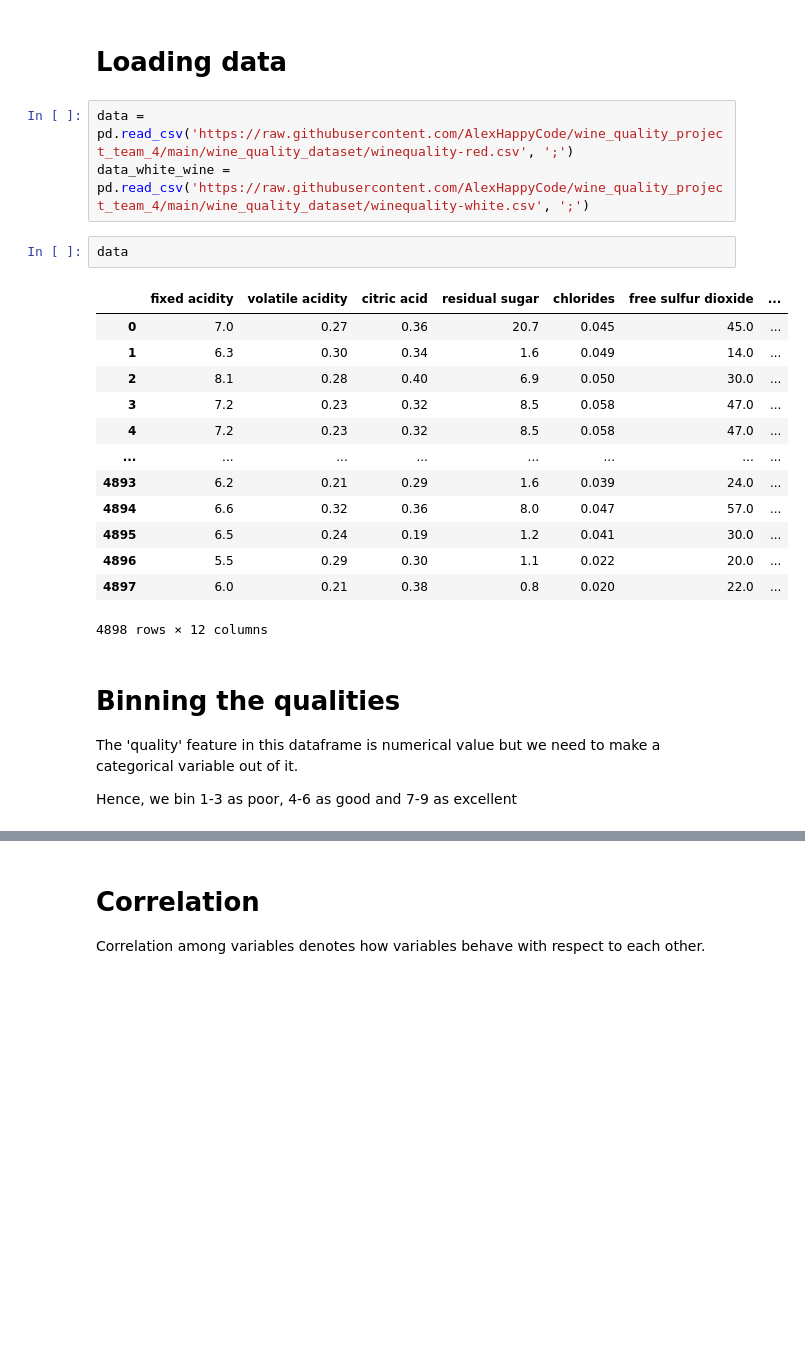
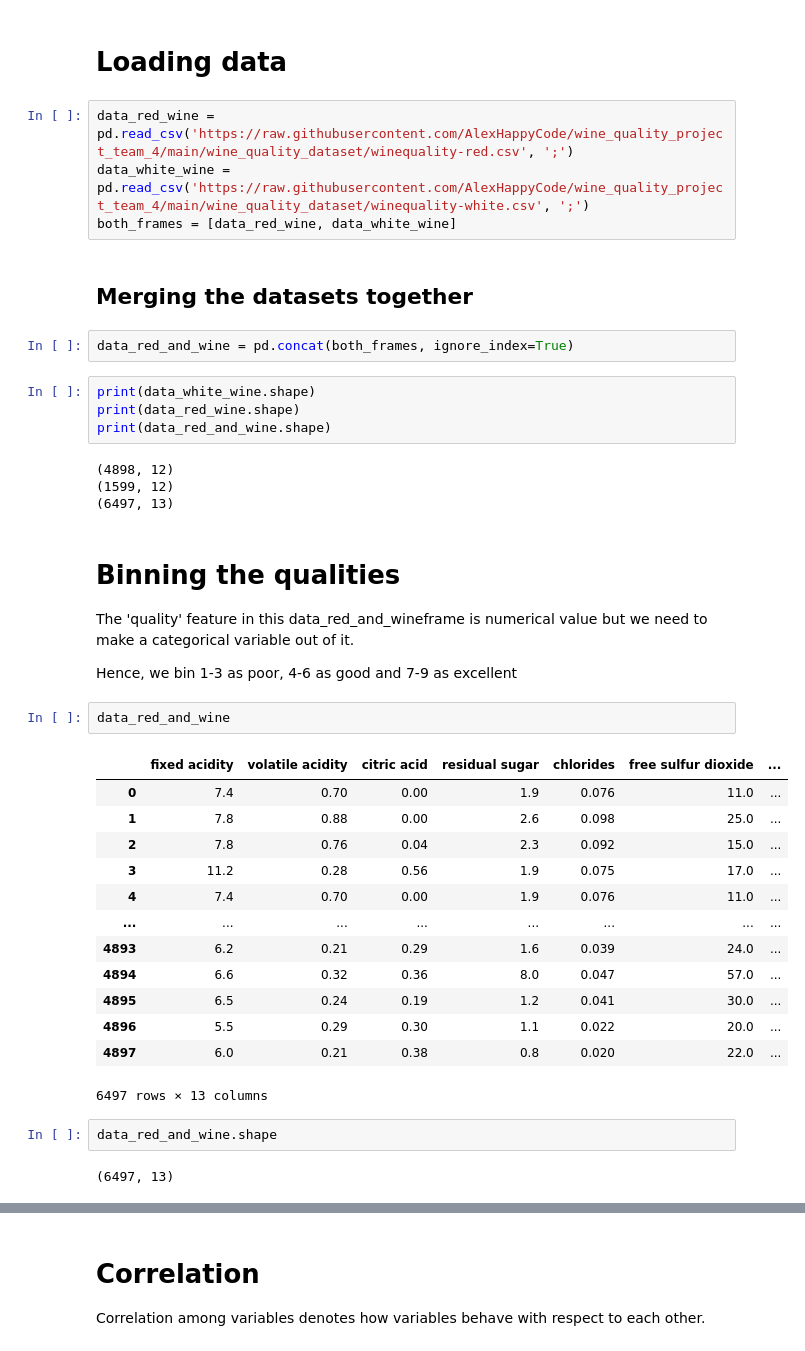
Before and after one commit to AlexHappyCode/wine_quality_project_team_4, a Jupyter notebook: final_notebook.ipynb, the cells around one changed output, grey strips where cells are left out. Drawn from its saved outputs; the diff is of its cells as text; blank space fills up the shorter version.

Commit message:
working on indices after merging dataframes

```diff
--- a/final_notebook.ipynb
+++ b/final_notebook.ipynb
@@ -8,27 +8,44 @@ from sklearn.decomposition import PCA
 # %% [markdown]
 # Loading data
 # %%
-data = pd.read_csv('https://raw.githubusercontent.com/AlexHappyCode/wine_quality_project_team_4/main/wine_quality_dataset/winequality-red.csv', ';')
+data_red_wine = pd.read_csv('https://raw.githubusercontent.com/AlexHappyCode/wine_quality_project_team_4/main/wine_quality_dataset/winequality-red.csv', ';')
 data_white_wine = pd.read_csv('https://raw.githubusercontent.com/AlexHappyCode/wine_quality_project_team_4/main/wine_quality_dataset/winequality-white.csv', ';')
+both_frames = [data_red_wine, data_white_wine]
+# %% [markdown]
+## Merging the datasets together
+# %%
+data_red_and_wine = pd.concat(both_frames, ignore_index=True)
 # %%
-data
+print(data_white_wine.shape)
+print(data_red_wine.shape)
+print(data_red_and_wine.shape)
 # %% [output]
-|  | fixed acidity | volatile acidity | citric acid | residual sugar | chlorides | free sulfur dioxide | ... |
-| 0 | 7.0 | 0.27 | 0.36 | 20.7 | 0.045 | 45.0 | ... |
-| 1 | 6.3 | 0.30 | 0.34 | 1.6 | 0.049 | 14.0 | ... |
-| 2 | 8.1 | 0.28 | 0.40 | 6.9 | 0.050 | 30.0 | ... |
-| 3 | 7.2 | 0.23 | 0.32 | 8.5 | 0.058 | 47.0 | ... |
-| 4 | 7.2 | 0.23 | 0.32 | 8.5 | 0.058 | 47.0 | ... |
-| ... | ... | ... | ... | ... | ... | ... | ... |
-| 4893 | 6.2 | 0.21 | 0.29 | 1.6 | 0.039 | 24.0 | ... |
-| 4894 | 6.6 | 0.32 | 0.36 | 8.0 | 0.047 | 57.0 | ... |
-| 4895 | 6.5 | 0.24 | 0.19 | 1.2 | 0.041 | 30.0 | ... |
-| 4896 | 5.5 | 0.29 | 0.30 | 1.1 | 0.022 | 20.0 | ... |
-| 4897 | 6.0 | 0.21 | 0.38 | 0.8 | 0.020 | 22.0 | ... |
-4898 rows × 12 columns
+(4898, 12)
+(1599, 12)
+(6497, 13)
 # %% [markdown]
 # Binning the qualities
-The 'quality' feature in this dataframe is numerical value but we need to make a categorical variable out of it.
+The 'quality' feature in this data_red_and_wineframe is numerical value but we need to make a categorical variable out of it.
 
 Hence, we bin 1-3 as poor, 4-6 as good and 7-9 as excellent
+# %%
+data_red_and_wine
+# %% [output]
+|  | fixed acidity | volatile acidity | citric acid | residual sugar | chlorides | free sulfur dioxide | ... |
+| 0 | 7.4 | 0.70 | 0.00 | 1.9 | 0.076 | 11.0 | ... |
+| 1 | 7.8 | 0.88 | 0.00 | 2.6 | 0.098 | 25.0 | ... |
+| 2 | 7.8 | 0.76 | 0.04 | 2.3 | 0.092 | 15.0 | ... |
+| 3 | 11.2 | 0.28 | 0.56 | 1.9 | 0.075 | 17.0 | ... |
+| 4 | 7.4 | 0.70 | 0.00 | 1.9 | 0.076 | 11.0 | ... |
+| ... | ... | ... | ... | ... | ... | ... | ... |
+| 4893 | 6.2 | 0.21 | 0.29 | 1.6 | 0.039 | 24.0 | ... |
+| 4894 | 6.6 | 0.32 | 0.36 | 8.0 | 0.047 | 57.0 | ... |
+| 4895 | 6.5 | 0.24 | 0.19 | 1.2 | 0.041 | 30.0 | ... |
+| 4896 | 5.5 | 0.29 | 0.30 | 1.1 | 0.022 | 20.0 | ... |
+| 4897 | 6.0 | 0.21 | 0.38 | 0.8 | 0.020 | 22.0 | ... |
+6497 rows × 13 columns
+# %%
+data_red_and_wine.shape
+# %% [output]
+(6497, 13)
 # %%
```
Also changed, not shown: parts of 26 cells of this notebook.
